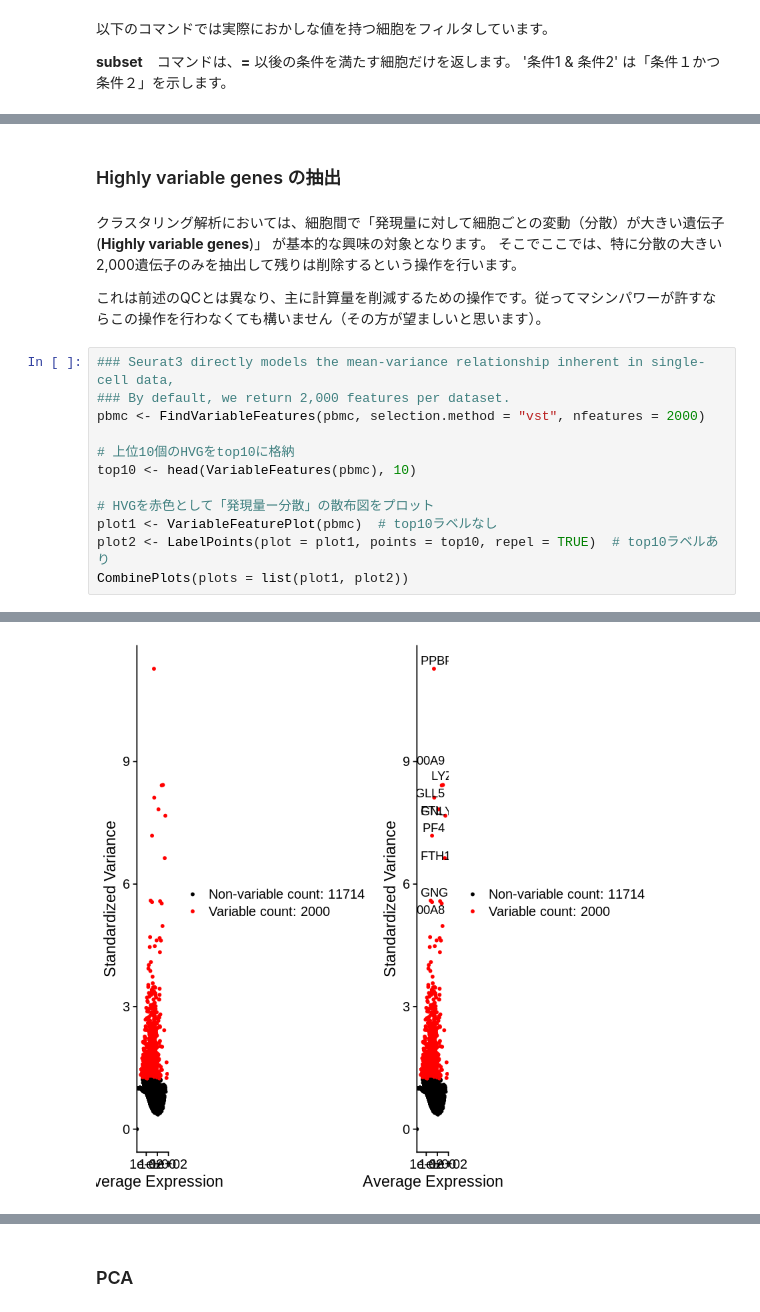
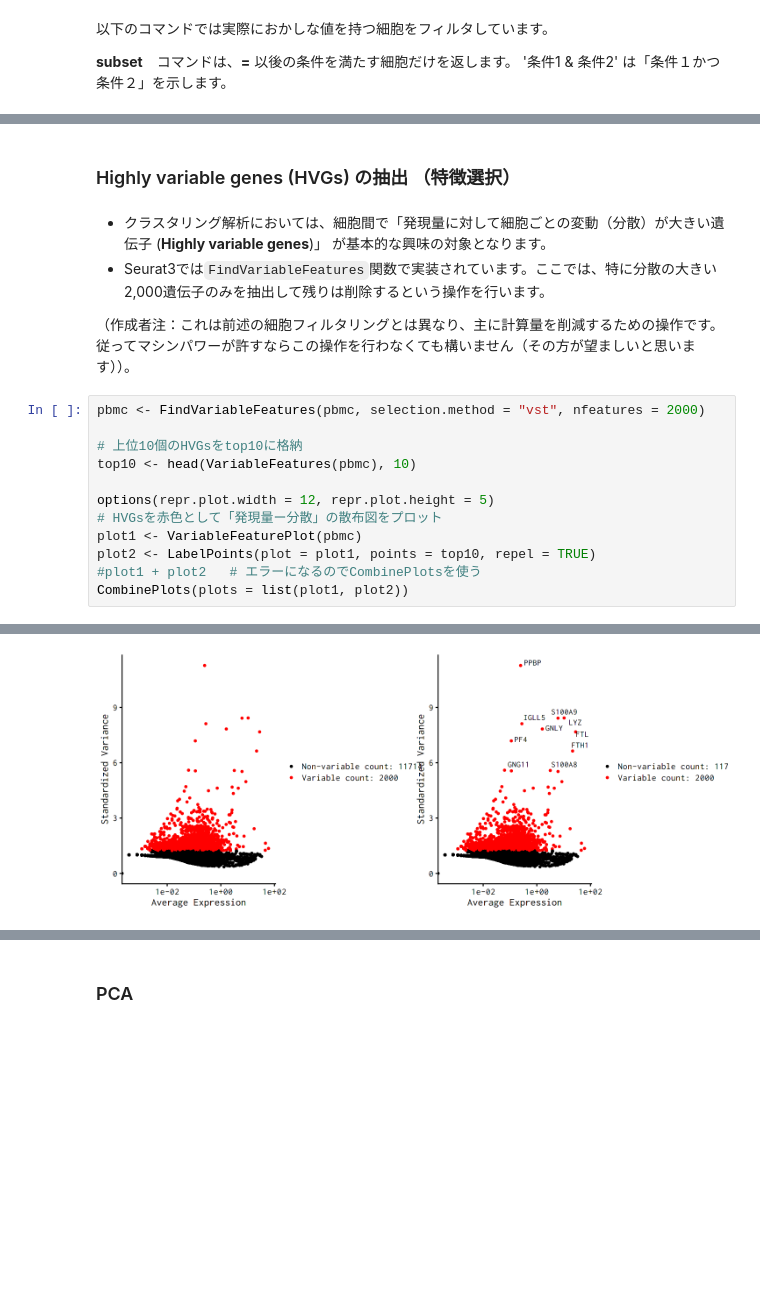
Before and after one commit to rnakato/SinglecellAnalysisTutorial, a Jupyter notebook: docs/notebooks/GuidedTutorial.ipynb, the cells around one changed output, grey strips where cells are left out. Saved outputs shown, nothing was run; the diff lists cells and outputs as text; blank space fills up the shorter version.

```diff
--- a/docs/notebooks/GuidedTutorial.ipynb
+++ b/docs/notebooks/GuidedTutorial.ipynb
@@ -154,21 +179,21 @@ pbmc <- NormalizeData(pbmc, normalization.method = "LogNormalize", scale.factor
 # %% [markdown]
-### Highly variable genes の抽出
+### Highly variable genes (HVGs) の抽出 （特徴選択）
 # %% [markdown]
-クラスタリング解析においては、細胞間で「発現量に対して細胞ごとの変動（分散）が大きい遺伝子 (**Highly variable genes**)」 が基本的な興味の対象となります。
-そこでここでは、特に分散の大きい 2,000遺伝子のみを抽出して残りは削除するという操作を行います。
+- クラスタリング解析においては、細胞間で「発現量に対して細胞ごとの変動（分散）が大きい遺伝子 (**Highly variable genes**)」 が基本的な興味の対象となります。
+- Seurat3では`FindVariableFeatures`関数で実装されています。ここでは、特に分散の大きい 2,000遺伝子のみを抽出して残りは削除するという操作を行います。
 
-これは前述のQCとは異なり、主に計算量を削減するための操作です。従ってマシンパワーが許すならこの操作を行わなくても構いません（その方が望ましいと思います）。
+（作成者注：これは前述の細胞フィルタリングとは異なり、主に計算量を削減するための操作です。従ってマシンパワーが許すならこの操作を行わなくても構いません（その方が望ましいと思います））。
 # %%
-### Seurat3 directly models the mean-variance relationship inherent in single-cell data,
-### By default, we return 2,000 features per dataset.
 pbmc <- FindVariableFeatures(pbmc, selection.method = "vst", nfeatures = 2000)
 
-# 上位10個のHVGをtop10に格納
+# 上位10個のHVGsをtop10に格納
 top10 <- head(VariableFeatures(pbmc), 10)
 
-# HVGを赤色として「発現量ー分散」の散布図をプロット
-plot1 <- VariableFeaturePlot(pbmc)  # top10ラベルなし
-plot2 <- LabelPoints(plot = plot1, points = top10, repel = TRUE)  # top10ラベルあり
+options(repr.plot.width = 12, repr.plot.height = 5)
+# HVGsを赤色として「発現量ー分散」の散布図をプロット
+plot1 <- VariableFeaturePlot(pbmc)
+plot2 <- LabelPoints(plot = plot1, points = top10, repel = TRUE)
+#plot1 + plot2   # エラーになるのでCombinePlotsを使う
 CombinePlots(plots = list(plot1, plot2))
 # %% [output]
 When using repel, set xnudge and ynudge to 0 for optimal results
@@ -178 +207 @@ Warning message:
-[figure, old version]
+[figure, new version]
```
Also changed, not shown: parts of 68 cells of this notebook, 2 other files.
